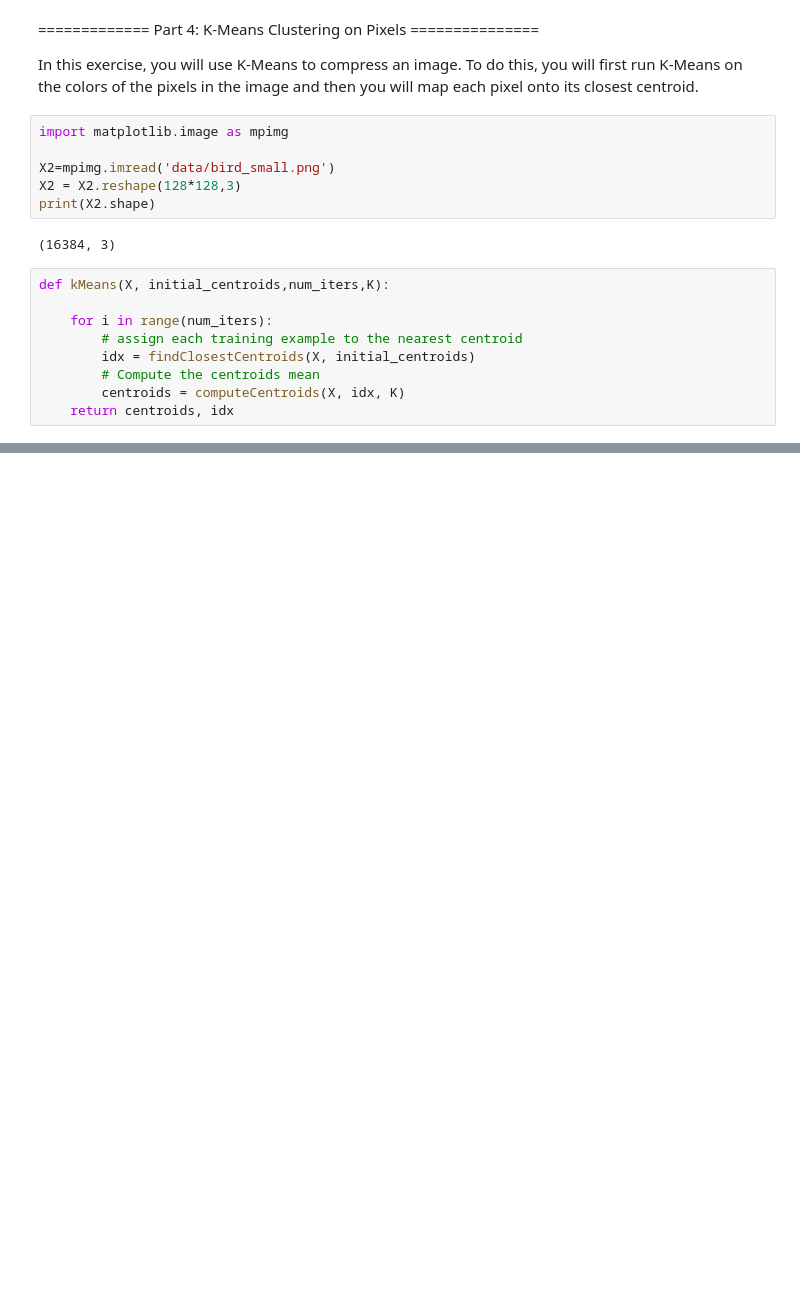
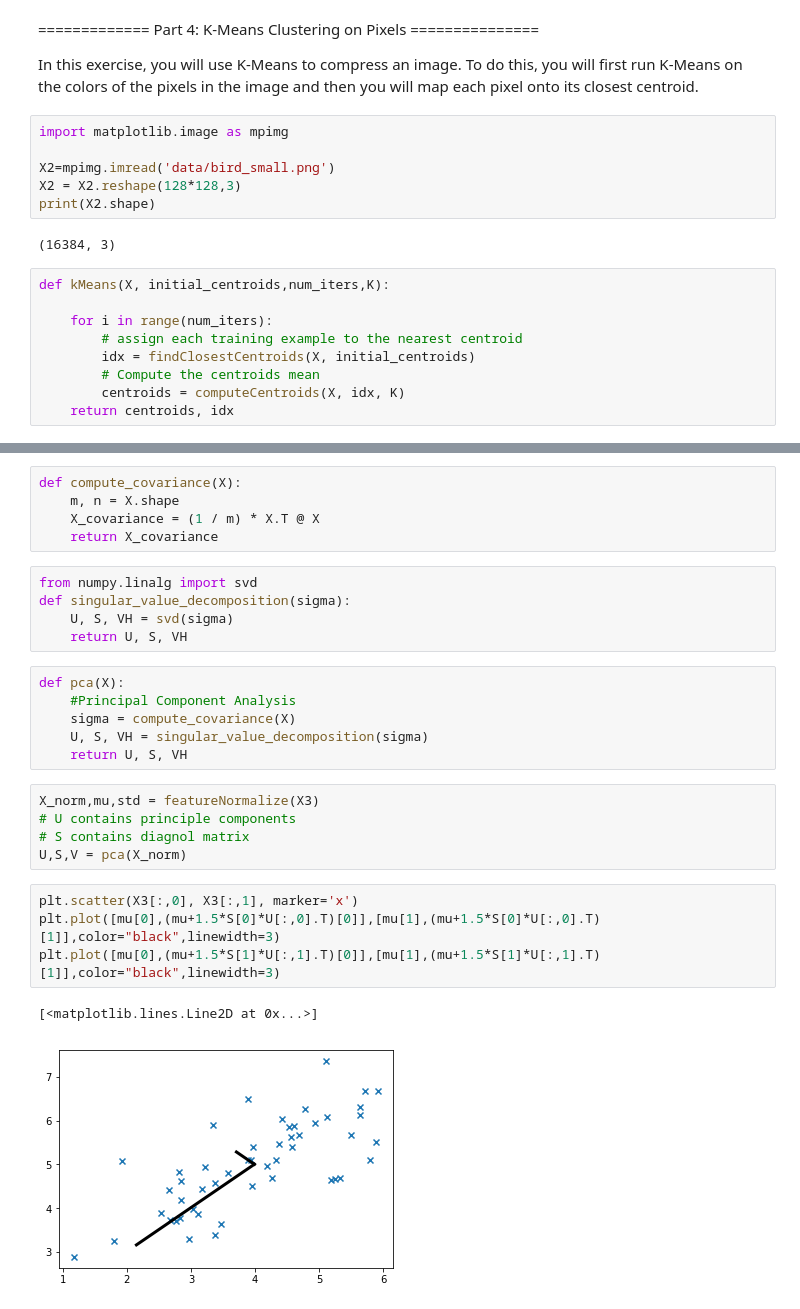
Before and after one commit to thomasmburke/Andrew-Ng-Machine-Learning, a Jupyter notebook: assignment7/ex7.ipynb, the cells around one changed output, grey strips where cells are left out. Drawn from its saved outputs; the diff is of its cells as text; blank space fills up the shorter version.

```diff
--- a/assignment7/ex7.ipynb
+++ b/assignment7/ex7.ipynb
@@ -191,0 +213,28 @@ ax[1].imshow(X2_recovered)
+# %%
+def compute_covariance(X):
+    m, n = X.shape
+    X_covariance = (1 / m) * X.T @ X
+    return X_covariance
+# %%
+from numpy.linalg import svd
+def singular_value_decomposition(sigma):
+    U, S, VH = svd(sigma)
+    return U, S, VH
+# %%
+def pca(X):
+    #Principal Component Analysis
+    sigma = compute_covariance(X)
+    U, S, VH = singular_value_decomposition(sigma)
+    return U, S, VH
+# %%
+X_norm,mu,std = featureNormalize(X3)
+# U contains principle components
+# S contains diagnol matrix
+U,S,V = pca(X_norm)
+# %%
+plt.scatter(X3[:,0], X3[:,1], marker='x')
+plt.plot([mu[0],(mu+1.5*S[0]*U[:,0].T)[0]],[mu[1],(mu+1.5*S[0]*U[:,0].T)[1]],color="black",linewidth=3)
+plt.plot([mu[0],(mu+1.5*S[1]*U[:,1].T)[0]],[mu[1],(mu+1.5*S[1]*U[:,1].T)[1]],color="black",linewidth=3)
+# %% [output]
+[<matplotlib.lines.Line2D at 0x...>]
+[figure, added]
```
Also changed, not shown: parts of 8 cells of this notebook.
